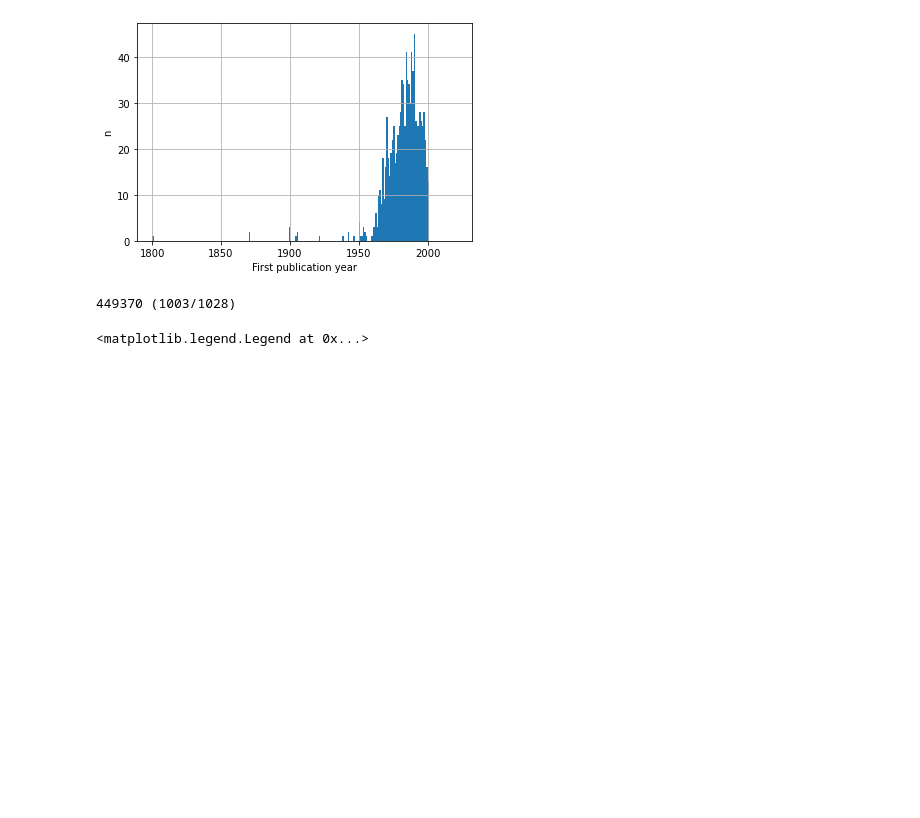
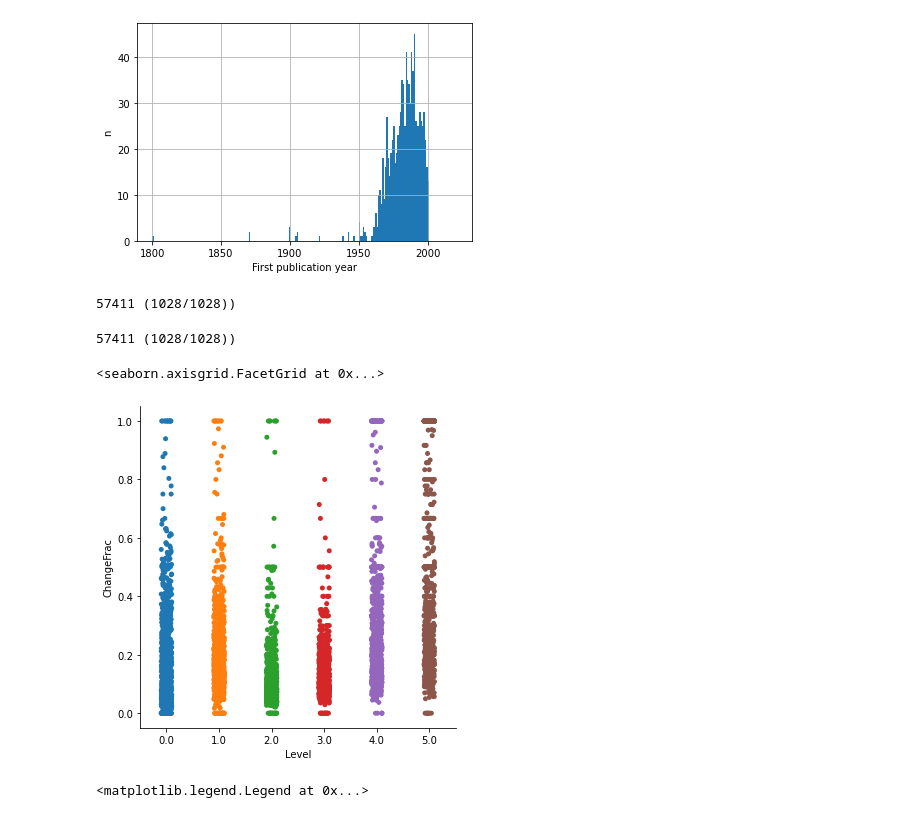
Before and after one commit to schwarza/s4_group_project, a Jupyter notebook: lps_scratch.ipynb, the cells around one changed output. Saved outputs shown, nothing was run; the diff lists cells and outputs as text; code cells hidden in the pictures; blank space fills up the shorter version.

Commit message:
identify keywords with greatest freq change across decades by pid/level

```diff
--- a/lps_scratch.ipynb
+++ b/lps_scratch.ipynb
@@ -366,35 +367,51 @@ Text(0, 0.5, 'n')
 # %%
 #FieldofStudy with greatest prevalence for each author x 10Years x FieldofStudy level, include prevalence
 
-d = []
-twenty_years = specter_dists_career_lengths.loc[(specter_dists_career_lengths['NPubYears']>=20),'PID'].unique()
+# d = []
+# twenty_years = specter_dists_career_lengths.loc[(specter_dists_career_lengths['NPubYears']>=20),'PID'].unique()
 
-for i,pid in enumerate(twenty_years):
-    ks = author_kw_space(pid)
-    ymin = ks['Year'].min()
-    ks['Decade'] = np.nan
-    ks.loc[(ks['Year']<(ymin+10)), 'Decade'] = 1
-    ks.loc[(ks['Year']>=(ymin+10)) & (ks['Year']<(ymin+20)), 'Decade'] = 2
-    ks = ks.dropna(subset=['Decade'])
-    ks_frac = ks.groupby(['Decade','Level'])['FieldOfStudyId'].value_counts(normalize=True).rename('FieldOfStudyFrac').reset_index()
-    ks_frac = ks_frac.iloc[ks_frac.groupby(['Decade','Level'])['FieldOfStudyFrac'].idxmax()]
-    ks_frac = ks_frac.merge(kws[['FieldOfStudyId','NormalizedName']], how='inner')
-    ks_frac['PID'] = pid
-    d.append(ks_frac)
-    print(f'\r{pid} ({i+1}/{len(twenty_years)})',end='')
+# for i,pid in enumerate(twenty_years):
+#     ks = author_kw_space(pid)
+#     ymin = ks['Year'].min()
+#     ks['Decade'] = np.nan
+#     ks.loc[(ks['Year']<(ymin+10)), 'Decade'] = 1
+#     ks.loc[(ks['Year']>=(ymin+10)) & (ks['Year']<(ymin+20)), 'Decade'] = 2
+#     ks = ks.dropna(subset=['Decade'])
+#     ks_frac = ks.groupby(['Decade','Level'])['FieldOfStudyId'].value_counts(normalize=True).rename('FieldOfStudyFrac').reset_index()
+#     ks_frac = ks_frac.iloc[ks_frac.groupby(['Decade','Level'])['FieldOfStudyFrac'].idxmax()]
+#     ks_frac = ks_frac.merge(kws[['FieldOfStudyId','NormalizedName']], how='inner')
+#     ks_frac['PID'] = pid
+#     d.append(ks_frac)
+#     print(f'\r{pid} ({i+1}/{len(twenty_years)})',end='')
 
-d = pd.concat(d)
+# d = pd.concat(d)
 
-d.to_csv('kws_decade_greatest_freq.csv', index=False)
+# d.to_csv('kws_decade_greatest_freq.csv', index=False)
 # %% [output]
-449370 (1003/1028)
+57411 (1028/1028))
 # %%
 #FieldofStudy with greatest change in prevalence for author Mentor x 10Years x FieldofStudy level
-# ks = author_kw_space(pid)
-# ymin = ks['Year'].min()
-# ks['Decade'] = np.nan
-# ks.loc[(ks['Year']<(ymin+10)), 'Decade'] = 1
-# ks.loc[(ks['Year']>=(ymin+10)) & (ks['Year']<(ymin+20)), 'Decade'] = 2
-# ks = ks.dropna(subset=['Decade'])
-# ks_frac = ks.groupby(['Decade','Level'])['FieldOfStudyId'].value_counts(normalize=True).rename('FieldOfStudyFrac').reset_index()
-# ks_frac.pivot('Decade','Level','FieldOfStudyId')
+d = []
+twenty_years = specter_dists_career_lengths.loc[(specter_dists_career_lengths['NPubYears']>=20),'PID'].unique()
+
+for i,pid in enumerate(twenty_years):
+    ks = author_kw_space(pid)
+    ymin = ks['Year'].min()
+    ks['Decade'] = np.nan
+    ks.loc[(ks['Year']<(ymin+10)), 'Decade'] = 1
+    ks.loc[(ks['Year']>=(ymin+10)) & (ks['Year']<(ymin+20)), 'Decade'] = 2
+    ks = ks.dropna(subset=['Decade'])
+    ks_frac = ks.groupby(['Decade','Level'])['FieldOfStudyId'].value_counts(normalize=True).rename('FieldOfStudyFrac').reset_index()
+    ks_frac = ks_frac.pivot(['Level','FieldOfStudyId'], 'Decade', 'FieldOfStudyFrac').fillna(0)
+    ks_frac['ChangeFrac'] = ks_frac.apply(np.max,axis=1) - ks_frac.apply(np.min,axis=1)
+    ks_frac = ks_frac.reset_index().loc[:,['Level','FieldOfStudyId','ChangeFrac']]
+    ks_frac = ks_frac.iloc[ks_frac.groupby('Level')['ChangeFrac'].idxmax()]
+    ks_frac = ks_frac.merge(kws[['FieldOfStudyId','NormalizedName']], how='inner')
+    ks_frac['PID'] = pid
+    d.append(ks_frac)
+    print(f'\r{pid} ({i+1}/{len(twenty_years)})',end='')
+
+d = pd.concat(d)
+d.to_csv('kws_decade_greatest_change.csv', index=False)
+# %% [output]
+57411 (1028/1028))
@@ -401,3 +420,8 @@ d.to_csv('kws_decade_greatest_freq.csv', index=False)
+# %%
+catplot(data=d, x='Level', y='ChangeFrac')
+# %% [output]
+<seaborn.axisgrid.FacetGrid at 0x...>
+[figure, added]
 # %%
 #below here probably no longer relevant to project??
 # %%
```
Also changed, not shown: parts of 2 cells of this notebook, 1 other file.
